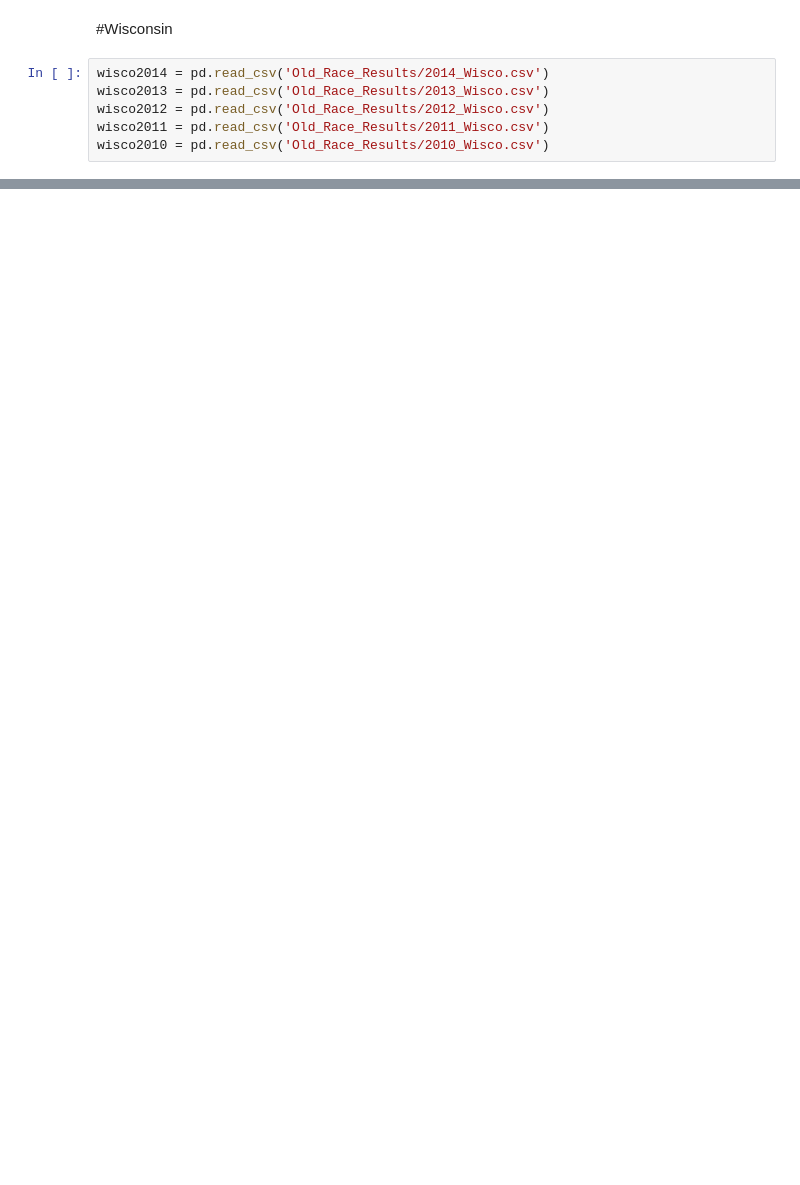
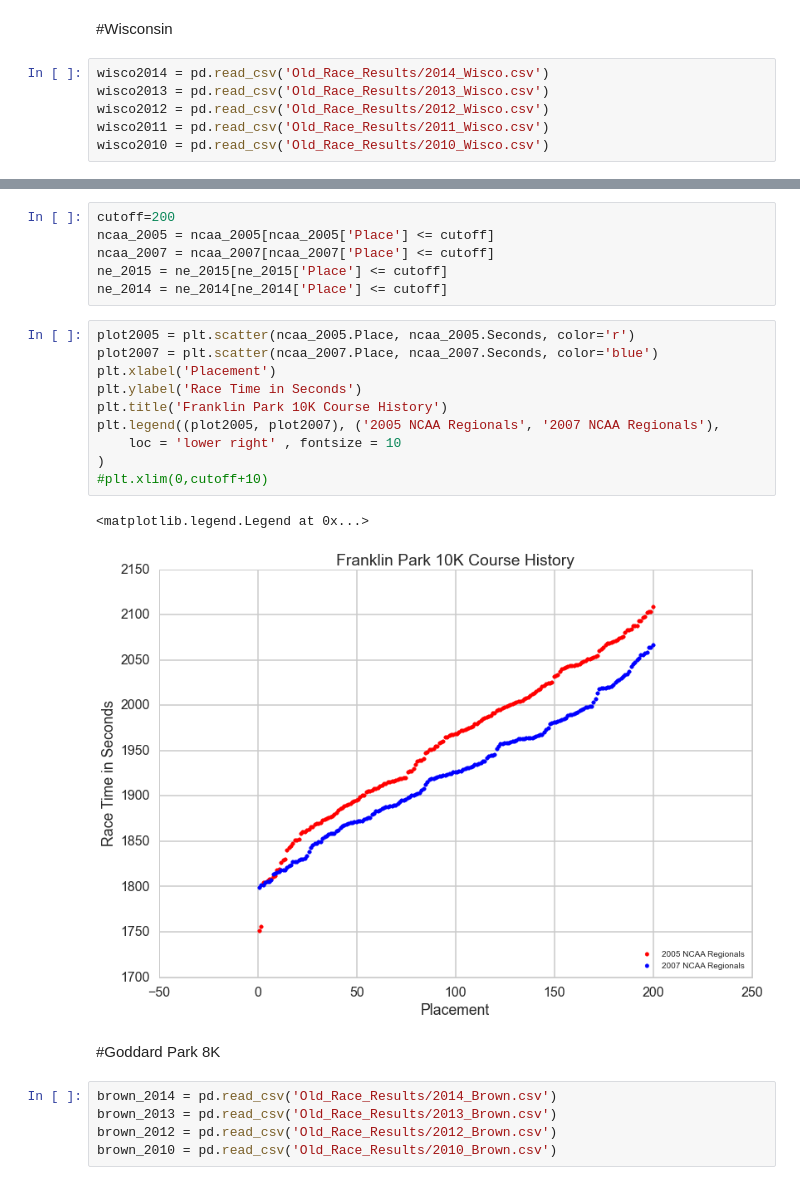
Before and after one commit to callen13/Senior_Thesis, a Jupyter notebook: race_score_calculations.ipynb, the cells around one changed output, grey strips where cells are left out. Saved outputs shown, nothing was run; the diff lists cells and outputs as text; blank space fills up the shorter version.

```diff
--- a/race_score_calculations.ipynb
+++ b/race_score_calculations.ipynb
@@ -89,0 +110,26 @@ plt.legend((plot2014, plot2013, plot2012, plot2011), ('2014', '2013', '2012', '2
+# %%
+cutoff=200
+ncaa_2005 = ncaa_2005[ncaa_2005['Place'] <= cutoff]
+ncaa_2007 = ncaa_2007[ncaa_2007['Place'] <= cutoff]
+ne_2015 = ne_2015[ne_2015['Place'] <= cutoff]
+ne_2014 = ne_2014[ne_2014['Place'] <= cutoff]
+# %%
+plot2005 = plt.scatter(ncaa_2005.Place, ncaa_2005.Seconds, color='r')
+plot2007 = plt.scatter(ncaa_2007.Place, ncaa_2007.Seconds, color='blue')
+plt.xlabel('Placement')
+plt.ylabel('Race Time in Seconds')
+plt.title('Franklin Park 10K Course History')
+plt.legend((plot2005, plot2007), ('2005 NCAA Regionals', '2007 NCAA Regionals'),
+    loc = 'lower right' , fontsize = 10
+)
+#plt.xlim(0,cutoff+10)
+# %% [output]
+<matplotlib.legend.Legend at 0x...>
+[figure, added]
+# %% [markdown]
+#Goddard Park 8K
+# %%
+brown_2014 = pd.read_csv('Old_Race_Results/2014_Brown.csv')
+brown_2013 = pd.read_csv('Old_Race_Results/2013_Brown.csv')
+brown_2012 = pd.read_csv('Old_Race_Results/2012_Brown.csv')
+brown_2010 = pd.read_csv('Old_Race_Results/2010_Brown.csv')
```
Also changed, not shown: parts of 12 cells of this notebook.
